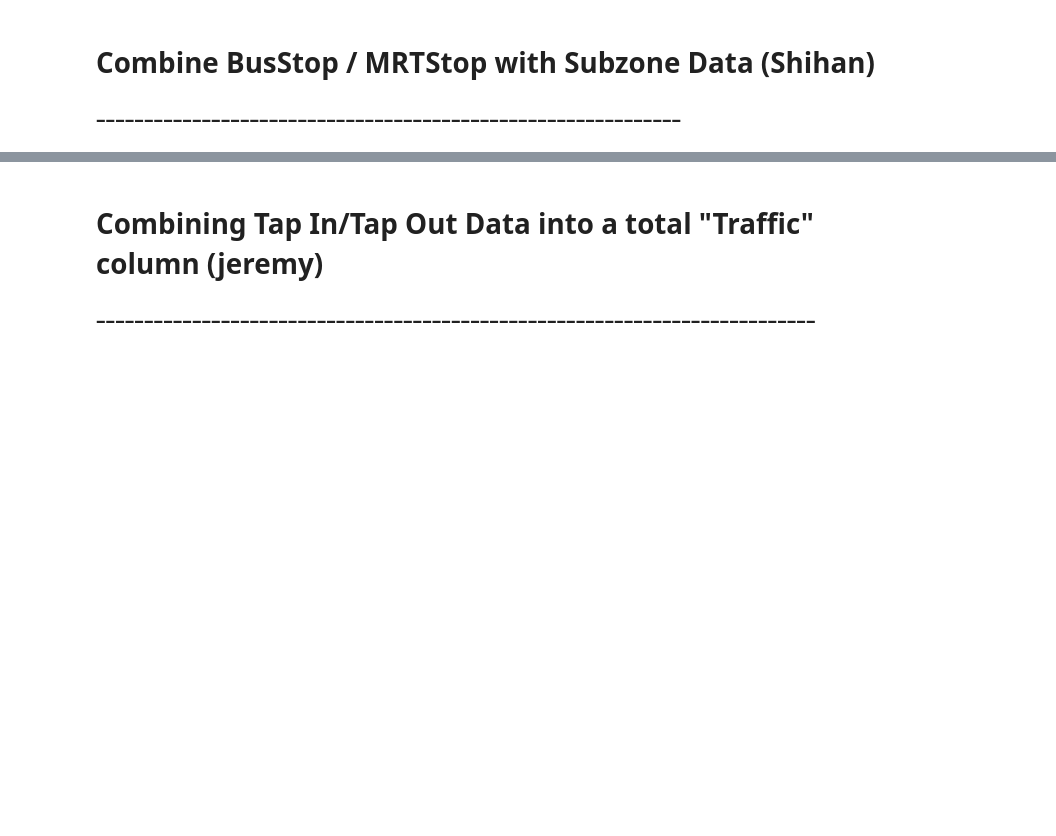
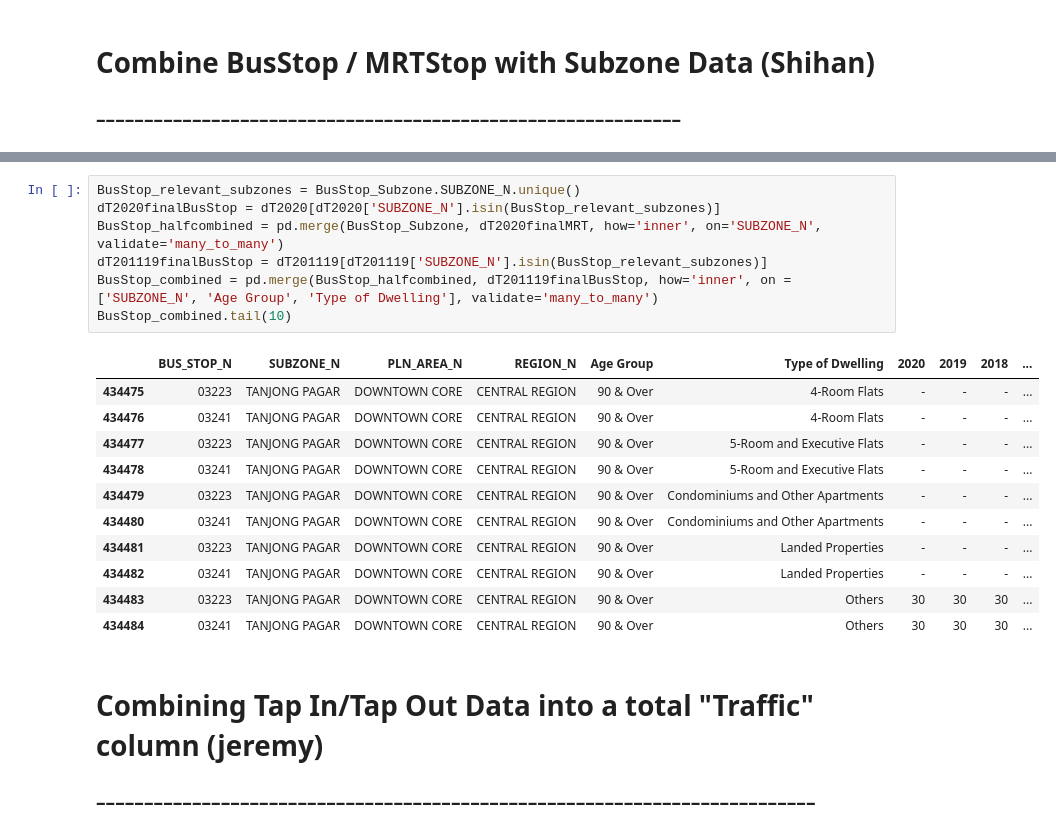
Before and after one commit to bleow/CZ1115PROJ-DataScience_Python, a Jupyter notebook: Jupyter notebook/Actual Data Extraction.ipynb, the cells around one changed output, grey strips where cells are left out. Cells and saved outputs as stored; diff of their text form; blank space fills up the shorter version.

```diff
--- a/Jupyter notebook/Actual Data Extraction.ipynb
+++ b/Jupyter notebook/Actual Data Extraction.ipynb
@@ -255,3 +232,22 @@ combined.head(10)
+# %%
+BusStop_relevant_subzones = BusStop_Subzone.SUBZONE_N.unique()
+dT2020finalBusStop = dT2020[dT2020['SUBZONE_N'].isin(BusStop_relevant_subzones)]
+BusStop_halfcombined = pd.merge(BusStop_Subzone, dT2020finalMRT, how='inner', on='SUBZONE_N', validate='many_to_many')
+dT201119finalBusStop = dT201119[dT201119['SUBZONE_N'].isin(BusStop_relevant_subzones)]
+BusStop_combined = pd.merge(BusStop_halfcombined, dT201119finalBusStop, how='inner', on = ['SUBZONE_N', 'Age Group', 'Type of Dwelling'], validate='many_to_many')
+BusStop_combined.tail(10)
+# %% [output]
+|  | BUS_STOP_N | SUBZONE_N | PLN_AREA_N | REGION_N | Age Group | Type of Dwelling | 2020 | 2019 | 2018 | ... |
+| 434475 | 03223 | TANJONG PAGAR | DOWNTOWN CORE | CENTRAL REGION | 90 & Over | 4-Room Flats | - | - | - | ... |
+| 434476 | 03241 | TANJONG PAGAR | DOWNTOWN CORE | CENTRAL REGION | 90 & Over | 4-Room Flats | - | - | - | ... |
+| 434477 | 03223 | TANJONG PAGAR | DOWNTOWN CORE | CENTRAL REGION | 90 & Over | 5-Room and Executive Flats | - | - | - | ... |
+| 434478 | 03241 | TANJONG PAGAR | DOWNTOWN CORE | CENTRAL REGION | 90 & Over | 5-Room and Executive Flats | - | - | - | ... |
+| 434479 | 03223 | TANJONG PAGAR | DOWNTOWN CORE | CENTRAL REGION | 90 & Over | Condominiums and Other Apartments | - | - | - | ... |
+| 434480 | 03241 | TANJONG PAGAR | DOWNTOWN CORE | CENTRAL REGION | 90 & Over | Condominiums and Other Apartments | - | - | - | ... |
+| 434481 | 03223 | TANJONG PAGAR | DOWNTOWN CORE | CENTRAL REGION | 90 & Over | Landed Properties | - | - | - | ... |
+| 434482 | 03241 | TANJONG PAGAR | DOWNTOWN CORE | CENTRAL REGION | 90 & Over | Landed Properties | - | - | - | ... |
+| 434483 | 03223 | TANJONG PAGAR | DOWNTOWN CORE | CENTRAL REGION | 90 & Over | Others | 30 | 30 | 30 | ... |
+| 434484 | 03241 | TANJONG PAGAR | DOWNTOWN CORE | CENTRAL REGION | 90 & Over | Others | 30 | 30 | 30 | ... |
 # %% [markdown]
 # Combining Tap In/Tap Out Data into a total "Traffic" column (jeremy)
 ### –––––––––––––––––––––––––––––––––––––––––––––––––––––––––––––––––––––––––––
```
Also changed, not shown: parts of 7 cells of this notebook.
